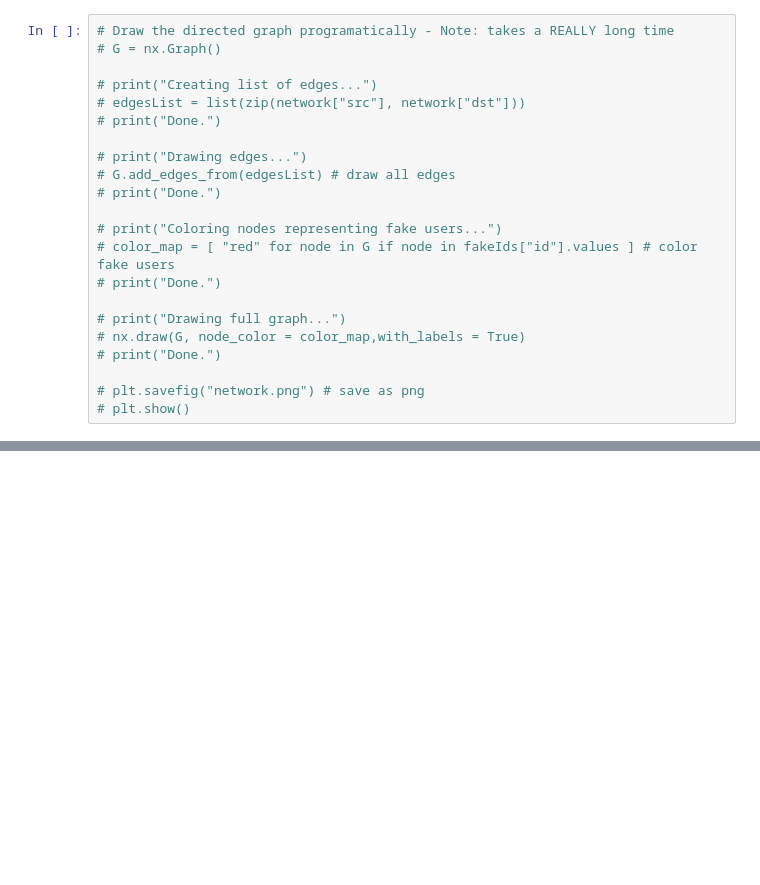
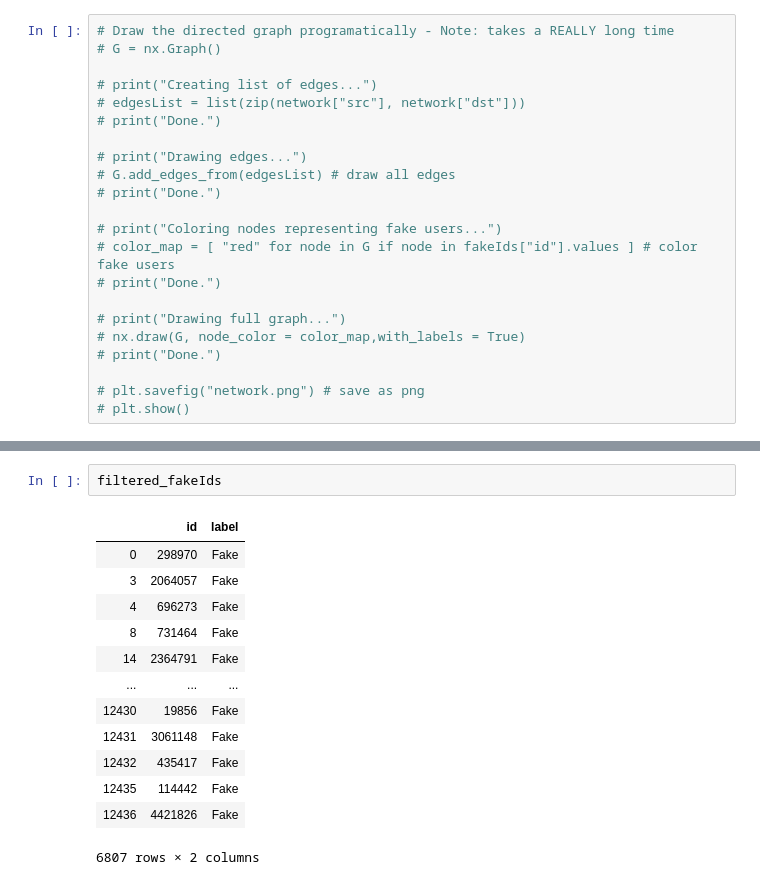
Before and after one commit to anish-saha/Network-Anomaly-Detection, a Jupyter notebook: EDA.ipynb, the cells around one changed output, grey strips where cells are left out. Drawn from its saved outputs; the diff is of its cells as text; blank space fills up the shorter version.

```diff
--- a/EDA.ipynb
+++ b/EDA.ipynb
@@ -145,0 +170,16 @@ df.to_csv("./data/filtered_users_labeled.csv")
+# %%
+filtered_fakeIds
+# %% [output]
+|  | id | label |
+| 0 | 298970 | Fake |
+| 3 | 2064057 | Fake |
+| 4 | 696273 | Fake |
+| 8 | 731464 | Fake |
+| 14 | 2364791 | Fake |
+| ... | ... | ... |
+| 12430 | 19856 | Fake |
+| 12431 | 3061148 | Fake |
+| 12432 | 435417 | Fake |
+| 12435 | 114442 | Fake |
+| 12436 | 4421826 | Fake |
+6807 rows × 2 columns
```
Also changed, not shown: parts of 3 cells of this notebook, 3 other files.
